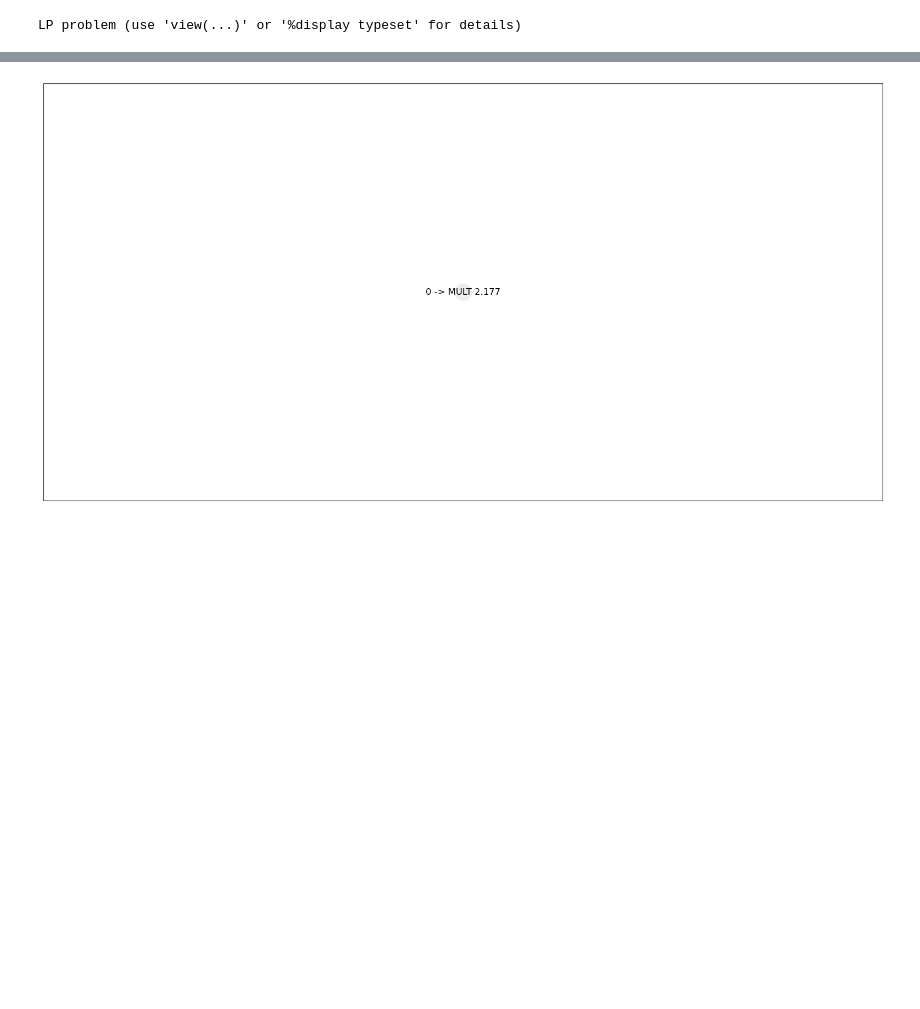
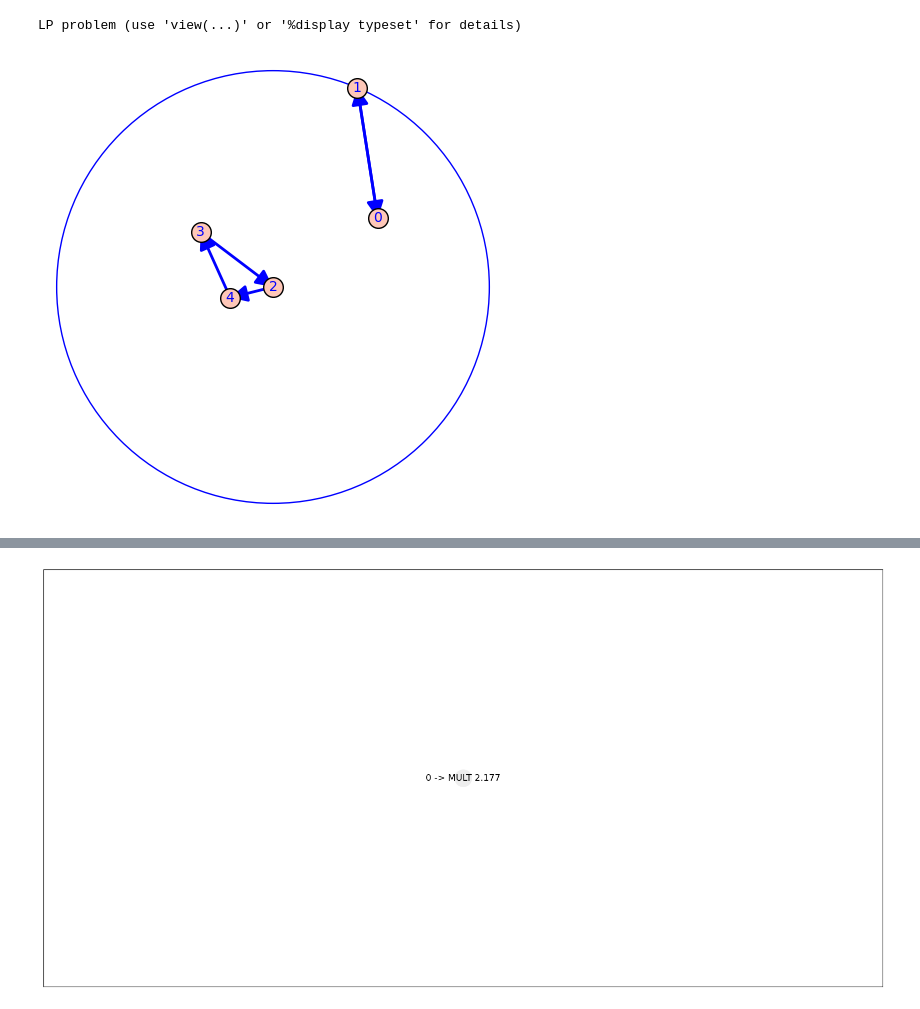
Before and after one commit to anagorko/opl2024, a Jupyter notebook: wyklad8/branch_and_cut.ipynb, the cells around one changed output, grey strips where cells are left out. Saved outputs shown, nothing was run; the diff lists cells and outputs as text; code cells hidden in the pictures; blank space fills up the shorter version.

```diff
--- a/wyklad8/branch_and_cut.ipynb
+++ b/wyklad8/branch_and_cut.ipynb
@@ -87,4 +80,8 @@ FRACTIONAL 2.17713553231494
 show(P2)
 # %% [output]
 LP problem (use 'view(...)' or '%display typeset' for details)
+# %%
+coords.plot_solution(P2)
+# %% [output]
+[figure, added]
 # %%
```
Also changed, not shown: parts of 27 cells of this notebook, 2 other files.
